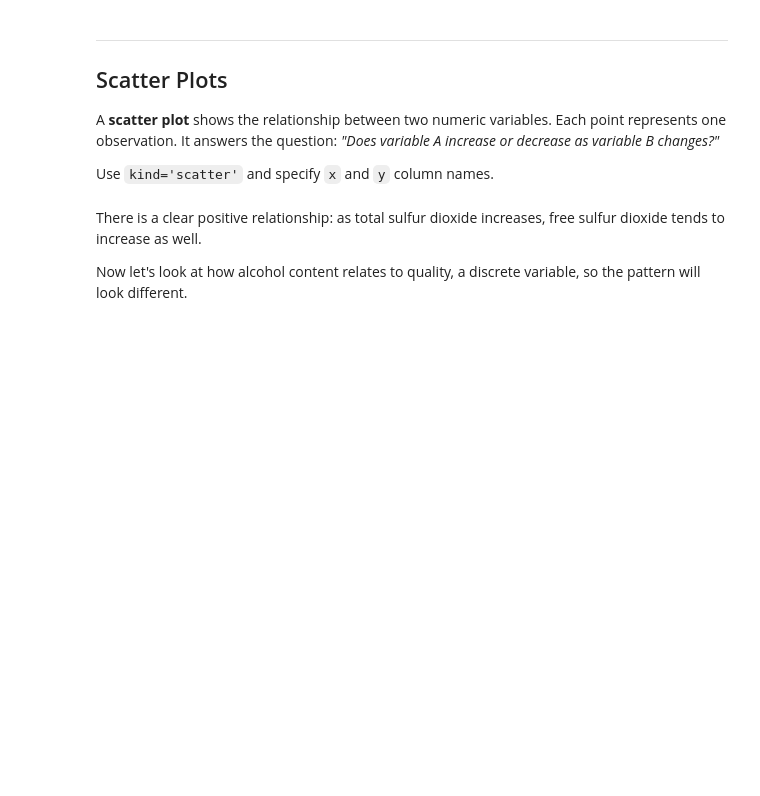
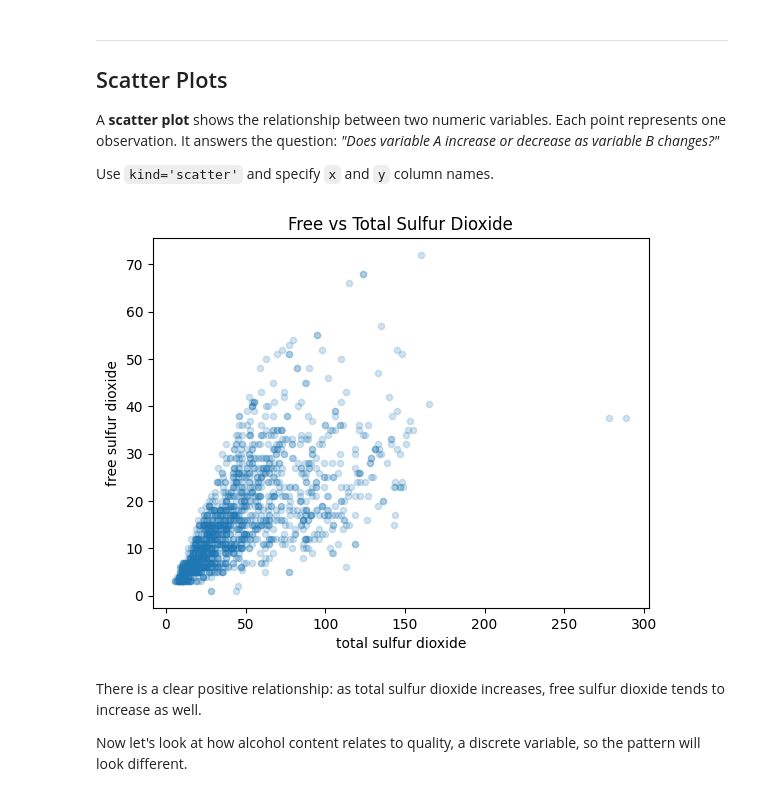
Before and after one commit to mLuca/das-pandas-numpy, a Jupyter notebook: 1_Pandas/03_Introduction_to_Visualization.ipynb, the cells around one changed output. Drawn from its saved outputs; the diff is of its cells as text; code cells hidden in the pictures; blank space fills up the shorter version.

```diff
--- a/1_Pandas/03_Introduction_to_Visualization.ipynb
+++ b/1_Pandas/03_Introduction_to_Visualization.ipynb
@@ -67,13 +82,15 @@ Use `kind='scatter'` and specify `x` and `y` column names.
 # %%
 # Scatter: free sulfur dioxide vs total sulfur dioxide
 df.plot(
     kind="scatter",
     x="total sulfur dioxide",
     y="free sulfur dioxide",
     title="Free vs Total Sulfur Dioxide",
-    alpha=0.4,
+    alpha=0.2,
 )
 plt.show()
+# %% [output]
+[figure, added]
 # %% [markdown]
 There is a clear positive relationship: as total sulfur dioxide increases, free sulfur dioxide tends to increase as well.
 
```
Also changed, not shown: parts of 12 cells of this notebook.
